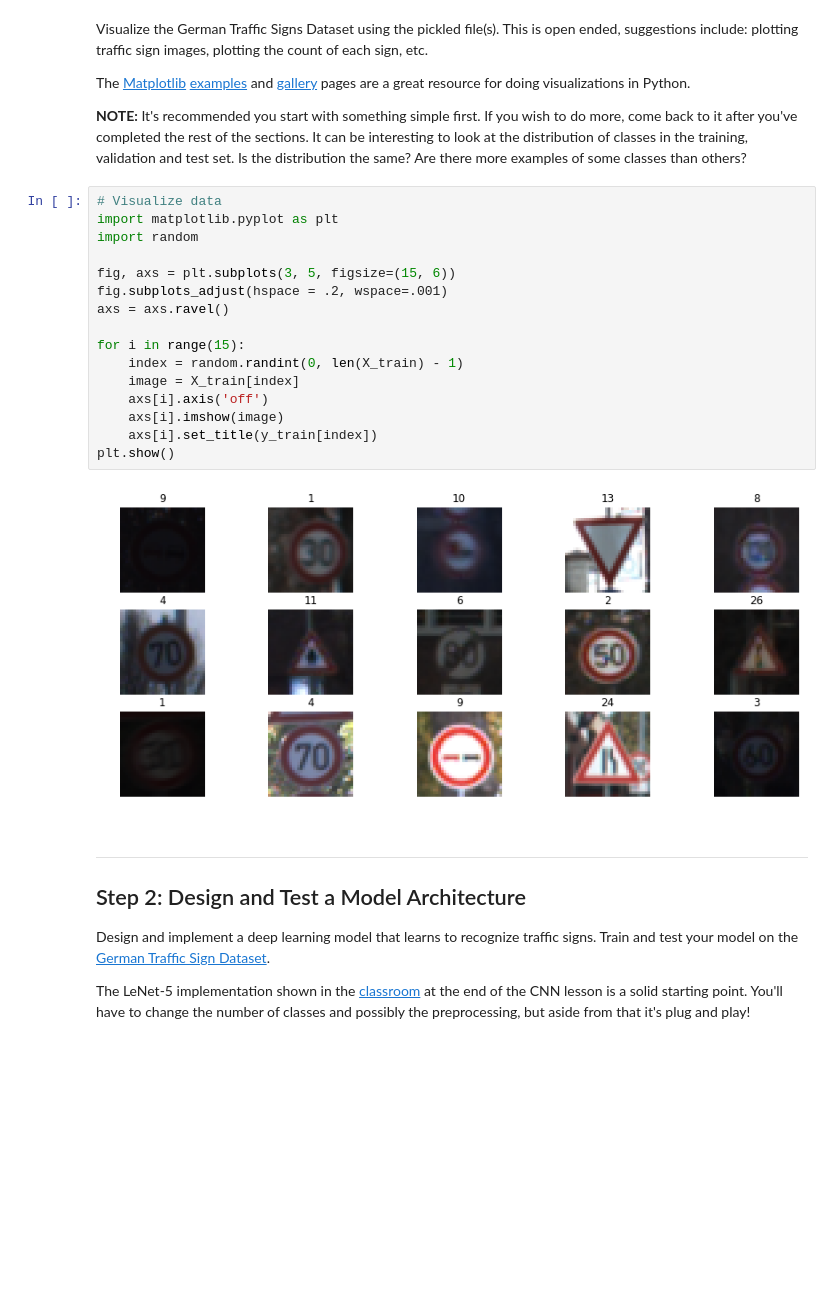
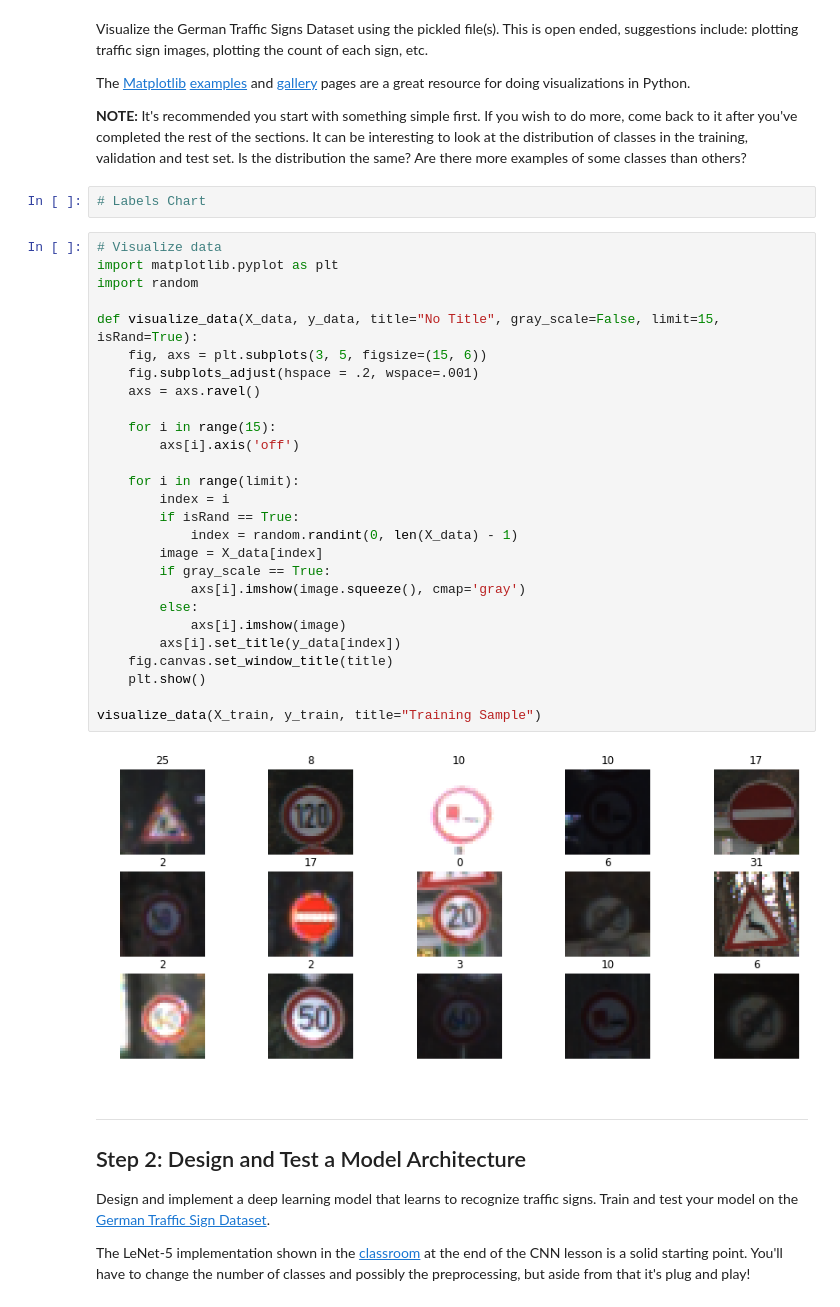
Before and after one commit to x65han/Traffic-Sign-Classifier, a Jupyter notebook: Traffic_Sign_Classifier.ipynb, the cells around one changed output. Cells and saved outputs as stored; diff of their text form; blank space fills up the shorter version.

```diff
--- a/Traffic_Sign_Classifier.ipynb
+++ b/Traffic_Sign_Classifier.ipynb
@@ -97,24 +86,37 @@ Visualize the German Traffic Signs Dataset using the pickled file(s). This is op
 The [Matplotlib](http://matplotlib.org/) [examples](http://matplotlib.org/examples/index.html) and [gallery](http://matplotlib.org/gallery.html) pages are a great resource for doing visualizations in Python.
 
 **NOTE:** It's recommended you start with something simple first. If you wish to do more, come back to it after you've completed the rest of the sections. It can be interesting to look at the distribution of classes in the training, validation and test set. Is the distribution the same? Are there more examples of some classes than others?
+# %%
+# Labels Chart
 # %%
 # Visualize data
 import matplotlib.pyplot as plt
 import random
 
-fig, axs = plt.subplots(3, 5, figsize=(15, 6))
-fig.subplots_adjust(hspace = .2, wspace=.001)
-axs = axs.ravel()
+def visualize_data(X_data, y_data, title="No Title", gray_scale=False, limit=15, isRand=True):
+    fig, axs = plt.subplots(3, 5, figsize=(15, 6))
+    fig.subplots_adjust(hspace = .2, wspace=.001)
+    axs = axs.ravel()
 
-for i in range(15):
-    index = random.randint(0, len(X_train) - 1)
-    image = X_train[index]
-    axs[i].axis('off')
-    axs[i].imshow(image)
-    axs[i].set_title(y_train[index])
-plt.show()
+    for i in range(15):
+        axs[i].axis('off')
+
+    for i in range(limit):
+        index = i
+        if isRand == True:
+            index = random.randint(0, len(X_data) - 1)
+        image = X_data[index]
+        if gray_scale == True:
+            axs[i].imshow(image.squeeze(), cmap='gray')
+        else:
+            axs[i].imshow(image)
+        axs[i].set_title(y_data[index])
+    fig.canvas.set_window_title(title)
+    plt.show()
+
+visualize_data(X_train, y_train, title="Training Sample")
 # %% [output]
-[figure, old version]
+[figure, new version]
 # %% [markdown]
 ----
 
```
Also changed, not shown: parts of 18 cells of this notebook, 2 other files.
